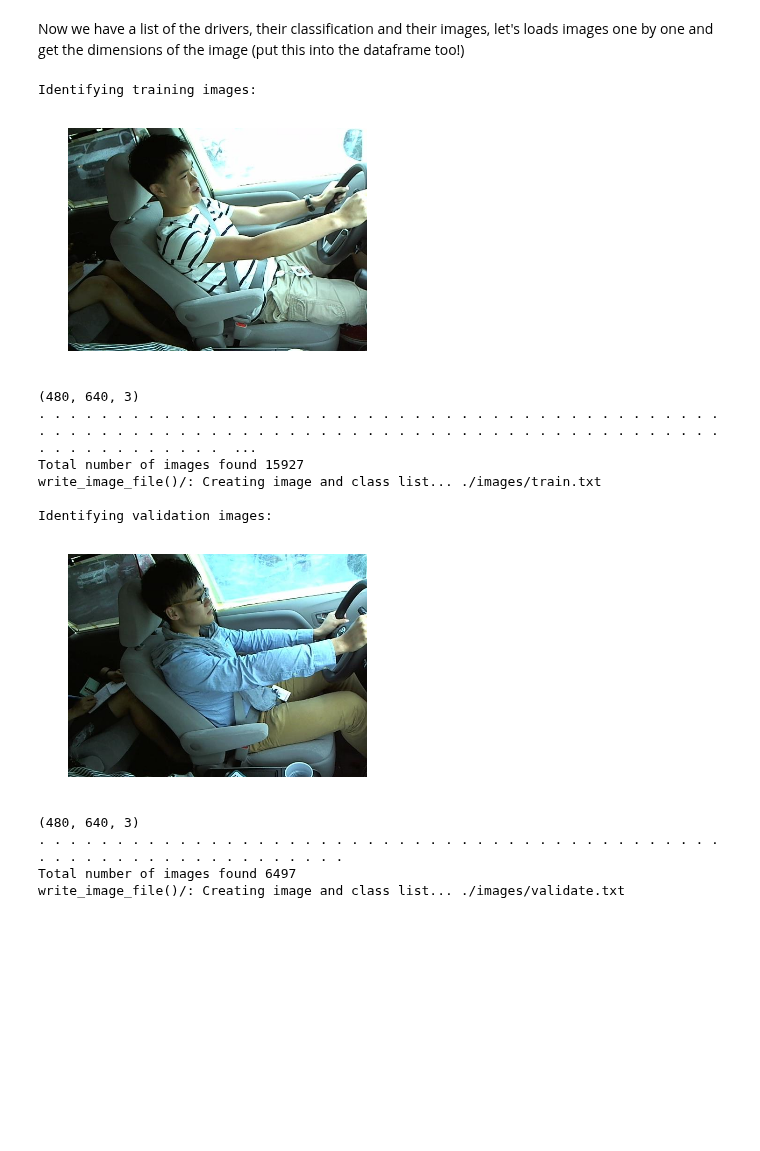
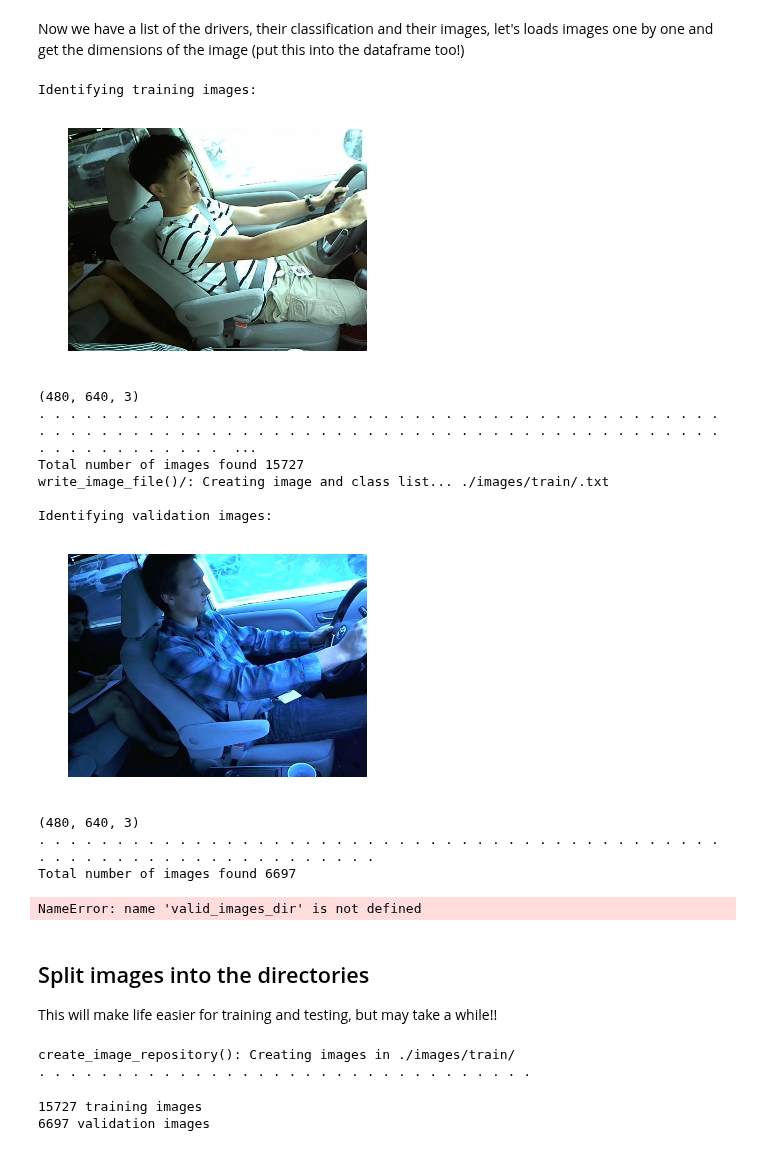
Before and after one commit to markstrefford/state-farm, a Jupyter notebook: state-farm-keras.ipynb, the cells around one changed output. Cells and saved outputs as stored; diff of their text form; code cells hidden in the pictures; blank space fills up the shorter version.

```diff
--- a/state-farm-keras.ipynb
+++ b/state-farm-keras.ipynb
@@ -25,9 +25,9 @@ driver_image_list = "./driver_imgs_list.csv"
 # These are the locations of the images that we will work with
 # Note that as we're continually mix up training and validation drivers/images,
 # then we will store images in one directory and use code to determine whether to train or validate
-train_images = "./images/train"
-valid_images = "./images/validate"
-test_images = "./images/test"
+train_images_dir = "./images/train/"
+validation_images_dir = "./images/validate/"
+test_images_dir = "./images/test/"
 # %% [markdown]
 ## Process the list of training images
 There are only 27 different drivers so in order to avoid overfitting, or testing using very similar data to training, we will split the data based on the driver into train and validation sets.
@@ -96,13 +96,14 @@ def split_image_data(driver_list, filter, render = True):
     # for idx, driver in driver_list.iterrows():
     for driver_row in [ drvr for drvr in driver_list.iterrows() if drvr[1]['subject'] in filter ]:
         driver = driver_row[1]  # Drop the index created by the Pandas Dataframe
-        img_filename = train_image_source_dir + '/' + driver['classname'] + '/' + driver['img']
-        driver_class = int(driver['classname'][1:])  # Get integer to represent class
-        image_list.append(img_filename)
+        #img_filename = train_image_source_dir + '/' + driver['classname'] + '/' + driver['img']
+        driver_class = int(driver['classname'][1:])  # Get integer to represent class (eg 'c0' is class '0')
+        #image_list.append(img_filename)
+        image_list.append(driver['img'])
         class_list.append(driver_class)
         # Display the first image if render is set to True (by default we do this!)
         if render == True:
-            render_image(image_root_dir + img_filename)
+            render_image(image_root_dir + train_image_source_dir + '/' + driver['classname'] + '/' + driver['img'])
             render = False
         # Track how many images we get for each class
         if driver_class in class_count:
@@ -127,6 +128,7 @@ def split_image_data(driver_list, filter, render = True):
     return image_list, class_list
 
 # From https://groups.google.com/forum/#!topic/caffe-users/SqYFtnNVNSU
+# TODO - Not sure if this file is needed now we've moved from Caffe???
 def write_image_file(location, image_list, class_list):
     filename = location + ".txt"
     print "write_image_file()/: Creating image and class list... {}".format(filename)
@@ -137,27 +139,26 @@ def write_image_file(location, image_list, class_list):
 # %%
 
 print "\nIdentifying training images:"
 train_image_list, train_class_list = split_image_data(driver_list, training_list)
-#print "First 20 training images: {}".format(train_image_list[:20])
-#print "First 20 training classes: {}".format(train_class_list[:20])
-write_image_file(train_images, train_image_list, train_class_list)
+write_image_file(train_images_dir, train_image_list, train_class_list)
 
 print "\nIdentifying validation images:"
 validation_image_list, validation_class_list = split_image_data(driver_list, validation_list)
-#print "First 20 validation images: {}".format(validation_image_list[:20])
-#print "First 20 validation classes: {}".format(validation_class_list[:20])
-write_image_file(valid_images, validation_image_list, validation_class_list)
+write_image_file(valid_images_dir, validation_image_list, validation_class_list)
 # %% [output]
 Identifying training images:
 [figure]
 (480, 640, 3)
 . . . . . . . . . . . . . . . . . . . . . . . . . . . . . . . . . . . . . . . . . . . . . . . . . . . . . . . . . . . . . . . . . . . . . . . . . . . . . . . . . . . . . . . . . . . . . . . . . . . .  ...
-Total number of images found 15927
-write_image_file()/: Creating image and class list... ./images/train.txt
+Total number of images found 15727
+write_image_file()/: Creating image and class list... ./images/train/.txt
 
 Identifying validation images:
-[figure, old version]
+[figure, new version]
 (480, 640, 3)
-. . . . . . . . . . . . . . . . . . . . . . . . . . . . . . . . . . . . . . . . . . . . . . . . . . . . . . . . . . . . . . . .
-Total number of images found 6497
-write_image_file()/: Creating image and class list... ./images/validate.txt
+. . . . . . . . . . . . . . . . . . . . . . . . . . . . . . . . . . . . . . . . . . . . . . . . . . . . . . . . . . . . . . . . . .
+Total number of images found 6697
+NameError: name 'valid_images_dir' is not defined
+# %% [markdown]
+## Split images into the directories
+This will make life easier for training and testing, but may take a while!!
@@ -164,3 +192,27 @@ write_image_file()/: Creating image and class list... ./images/validate.txt
+# %%
+# Start by clearing out any old data (ignore failures here if the directory doesn't exist)
+# TODO - Move to Python code to be OS independent
+!rm -rf $train_images_dir
+!rm -rf $validation_images_dir
+!rm -rf $test_images_dir
+
+# Create directories
+!mkdir -p $train_images_dir
+!mkdir -p $validation_images_dir
+!mkdir -p $test_images_dir
+
+# Create training images folder with the correct images
+num_training_samples = create_image_repository(train_images_dir, train_image_list, train_class_list)
+num_validation_samples = create_image_repository(validation_images_dir, validation_image_list, validation_class_list)
+# %% [output]
+create_image_repository(): Creating images in ./images/train/
+. . . . . . . . . . . . . . . . . . . . . . . . . . . . . . . .
+# %%
+print "{} training images".format(num_training_samples)
+print "{} validation images".format(num_validation_samples)
+# %% [output]
+15727 training images
+6697 validation images
 # %% [markdown]
 ## Create an inital CNN using Keras
 Starting with no pre-loaded weights though as we'll train this with our own data
```
Also changed, not shown: parts of 26 cells of this notebook, 2 other files.
